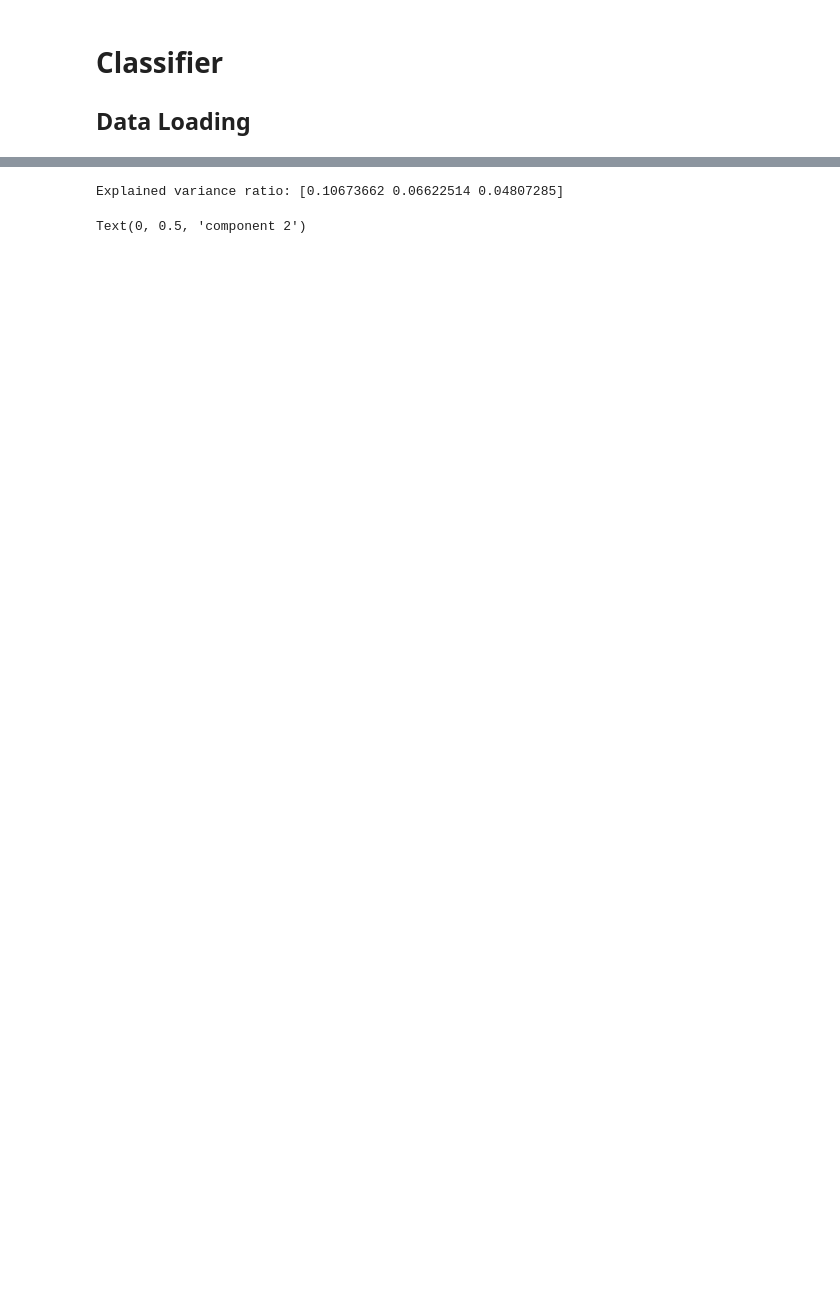
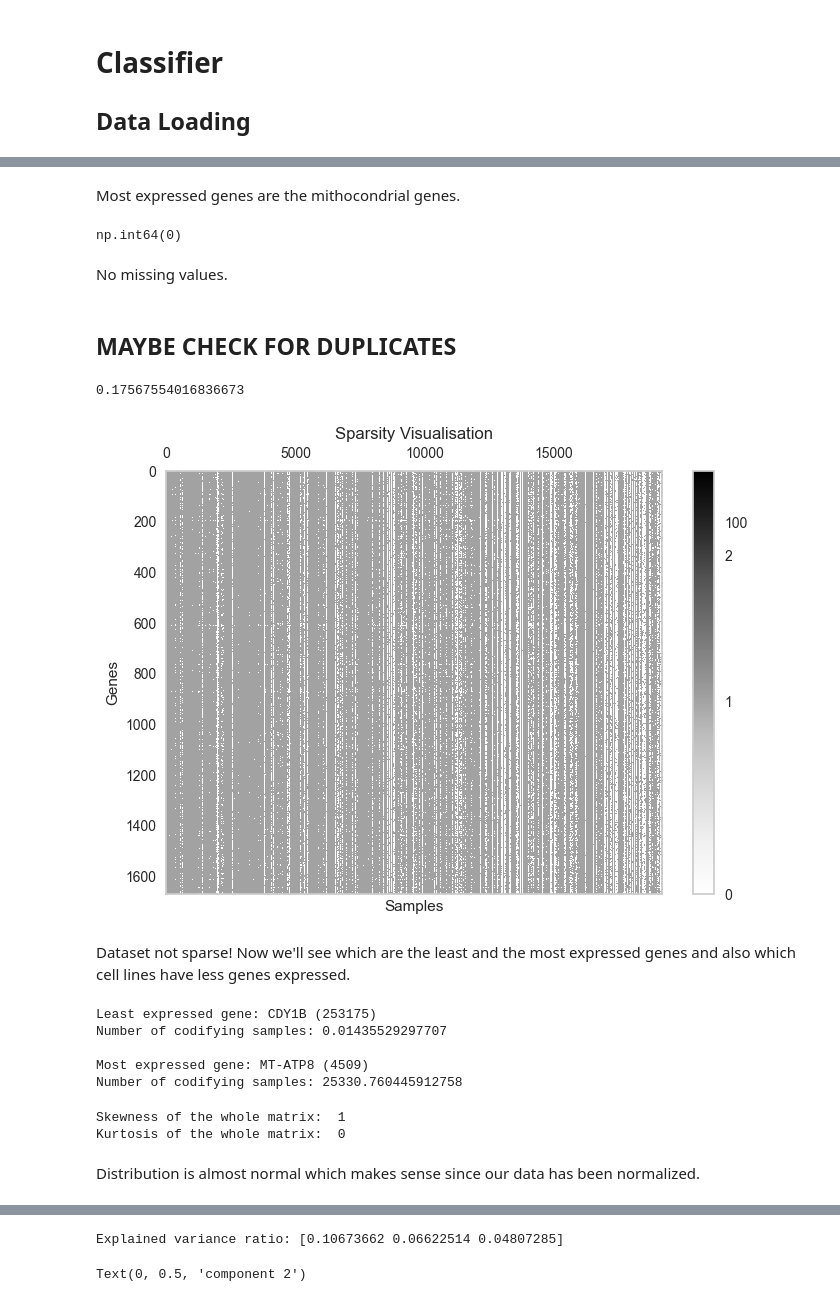
Before and after one commit to beatricecitterio/ml-repo, a Jupyter notebook: bea.ipynb, the cells around one changed output, grey strips where cells are left out. Cells and saved outputs as stored; diff of their text form; code cells hidden in the pictures; blank space fills up the shorter version.

```diff
--- a/bea.ipynb
+++ b/bea.ipynb
@@ -17,0 +114,72 @@ expression['Mutation'] = expression['ModelID'].isin(mutation['ModelID']).astype(
+# %% [markdown]
+Most expressed genes are the mithocondrial genes.
+# %%
+expression.isna().sum().sum()
+# %% [output]
+np.int64(0)
+# %% [markdown]
+No missing values.
+# %% [markdown]
+## MAYBE CHECK FOR DUPLICATES
+# %%
+sparsity_index_unfiltered = 1 - (np.count_nonzero(expression.values) / expression.size)
+print(sparsity_index_unfiltered)
+
+class MidpointNormalize(colors.Normalize):
+    def __init__(self, vmin=None, vmax=None, vcenter=None, clip=False):
+        self.vcenter = vcenter
+        super().__init__(vmin, vmax, clip)
+
+    def __call__(self, value, clip=None):
+        x, y = [self.vmin, self.vcenter, self.vmax], [0, 0.8, 1.]
+        return np.ma.masked_array(np.interp(value, x, y,
+                                            left=-np.inf, right=np.inf))
+
+    def inverse(self, value):
+        y, x = [self.vmin, self.vcenter, self.vmax], [0, 0.8, 1]
+        return np.interp(value, x, y, left=-np.inf, right=np.inf)
+
+
+fig, ax = plt.subplots()
+midnorm = MidpointNormalize(vmin=0, vcenter=1.75, vmax=250)
+
+graph_temporary = plt.spy(expression, aspect = "auto", norm=midnorm,
+                   cmap='Greys') #hsv
+plt.colorbar(graph_temporary).set_ticks([0, 1, 2, 100])
+plt.grid(False)
+plt.xlabel("Samples")
+plt.ylabel("Genes")
+ax.set_title('Sparsity Visualisation')
+
+plt.show()
+# %% [output]
+0.17567554016836673
+[figure, added]
+# %% [markdown]
+Dataset not sparse! Now we'll see which are the least and the most expressed genes and also which cell lines have less genes expressed.
+# %%
+# which is the gene that is expressed less
+min_expressed_gene = expression.sum(axis = 0).idxmin()
+print("Least expressed gene: {}\nNumber of codifying samples: {}".format(min_expressed_gene, expression.sum(axis = 0)[min_expressed_gene]))
+
+# which is the gene that is expressed most
+max_expressed_gene = expression.sum(axis = 0).idxmax()
+print("\nMost expressed gene: {}\nNumber of codifying samples: {}".format(max_expressed_gene, expression.sum(axis = 0)[max_expressed_gene]))
+# %% [output]
+Least expressed gene: CDY1B (253175)
+Number of codifying samples: 0.01435529297707
+
+Most expressed gene: MT-ATP8 (4509)
+Number of codifying samples: 25330.760445912758
+# %%
+# SKEWNESS & KURTOSIS
+train_flattened = pd.Series(expression.values.flatten())
+skew_matrix = skew(train_flattened)
+kurtosis_matrix = kurtosis(train_flattened)
+print("Skewness of the whole matrix: ", round(skew_matrix))
+print("Kurtosis of the whole matrix: ", round(kurtosis_matrix))
+# %% [output]
+Skewness of the whole matrix:  1
+Kurtosis of the whole matrix:  0
+# %% [markdown]
+Distribution is almost normal which makes sense since our data has been normalized.
```
Also changed, not shown: parts of 70 cells of this notebook, 10 other files.
